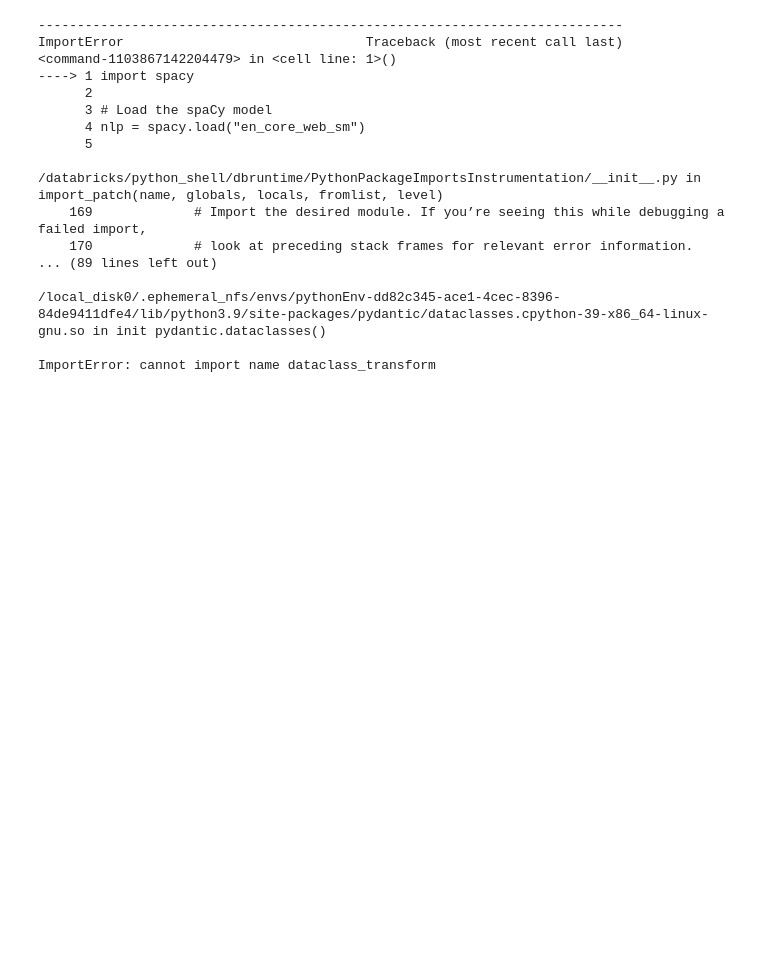
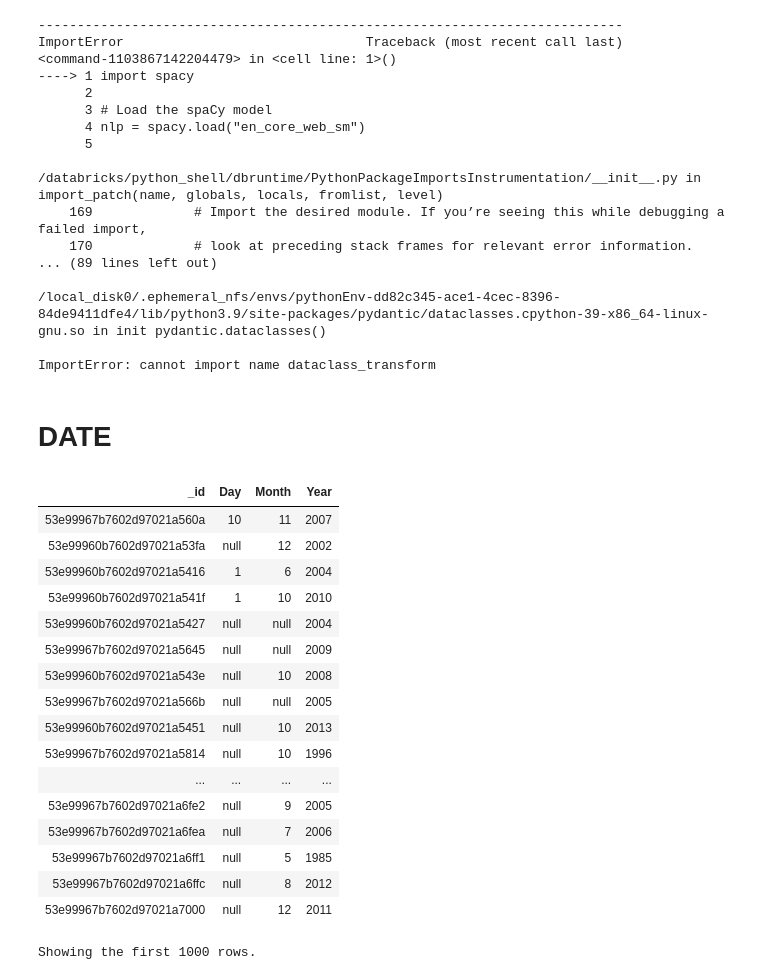
Before and after one commit to Karljohan99/BDM2023-group3, a Jupyter notebook: project1/Project_1.ipynb, the cells around one changed output. Saved outputs shown, nothing was run; the diff lists cells and outputs as text; code cells hidden in the pictures; blank space fills up the shorter version.

Commit message:
Added Date+Language table transforms

```diff
--- a/project1/Project_1.ipynb
+++ b/project1/Project_1.ipynb
@@ -597,3 +597,55 @@ ImportError                               Traceback (most recent call last)
 /local_disk0/.ephemeral_nfs/envs/pythonEnv-dd82c345-ace1-4cec-8396-84de9411dfe4/lib/python3.9/site-packages/pydantic/dataclasses.cpython-39-x86_64-linux-gnu.so in init pydantic.dataclasses()
 
 ImportError: cannot import name dataclass_transform
+# %% [markdown]
+# DATE
+# %%
+# https://pypi.org/project/habanero/
+from habanero import Crossref
+cr = Crossref()
+
+def getDateHabanero(doi, year):
+    formated = [None, None, None]
+    try:
+        result = cr.works(ids = doi)['message']['issued']['date-parts'][0]
+        for i in [0, 1, 2]:
+            formated[i] = result[i]
+    except:
+        pass
+    if formated[0] == None:
+        formated[0] = year
+    return formated
+
+getDateHabaneroUDF = udf(getDateHabanero, ArrayType(StringType()))
+# %%
+dates_df = (filtered_df
+            #.limit(100)
+            #.select('_id', "year", "doi")
+            .withColumn("Date", getDateHabaneroUDF(F.col("doi"), F.col("year")))
+            .select('_id',
+                    F.col("Date")[2].alias("Day"),
+                    F.col("Date")[1].alias("Month"),
+                    F.col("Date")[0].alias("Year")
+                   )
+           )
+
+display(dates_df)
+# %% [output]
+| _id | Day | Month | Year |
+| 53e99967b7602d97021a560a | 10 | 11 | 2007 |
+| 53e99960b7602d97021a53fa | null | 12 | 2002 |
+| 53e99960b7602d97021a5416 | 1 | 6 | 2004 |
+| 53e99960b7602d97021a541f | 1 | 10 | 2010 |
+| 53e99960b7602d97021a5427 | null | null | 2004 |
+| 53e99967b7602d97021a5645 | null | null | 2009 |
+| 53e99960b7602d97021a543e | null | 10 | 2008 |
+| 53e99967b7602d97021a566b | null | null | 2005 |
+| 53e99960b7602d97021a5451 | null | 10 | 2013 |
+| 53e99967b7602d97021a5814 | null | 10 | 1996 |
+| ... | ... | ... | ... |
+| 53e99967b7602d97021a6fe2 | null | 9 | 2005 |
+| 53e99967b7602d97021a6fea | null | 7 | 2006 |
+| 53e99967b7602d97021a6ff1 | null | 5 | 1985 |
+| 53e99967b7602d97021a6ffc | null | 8 | 2012 |
+| 53e99967b7602d97021a7000 | null | 12 | 2011 |
+Showing the first 1000 rows.
```
Also changed, not shown: parts of 4 cells of this notebook.
